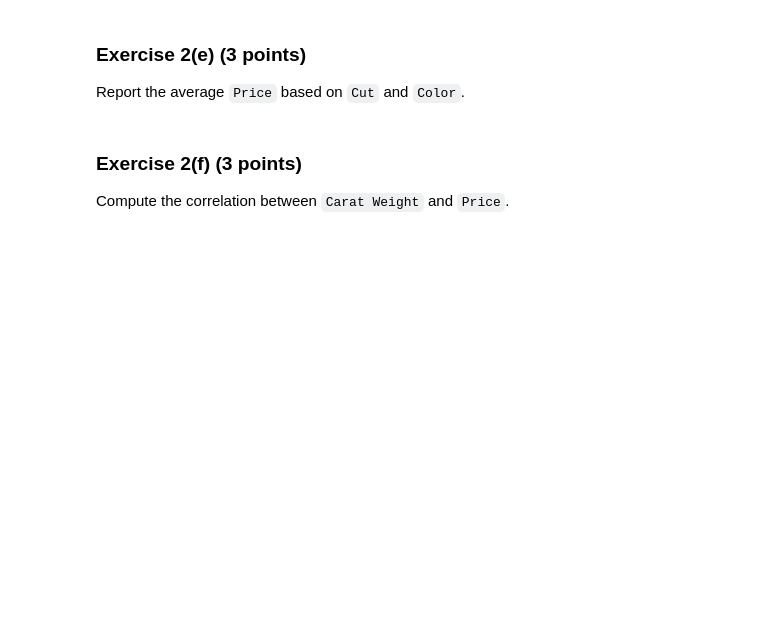
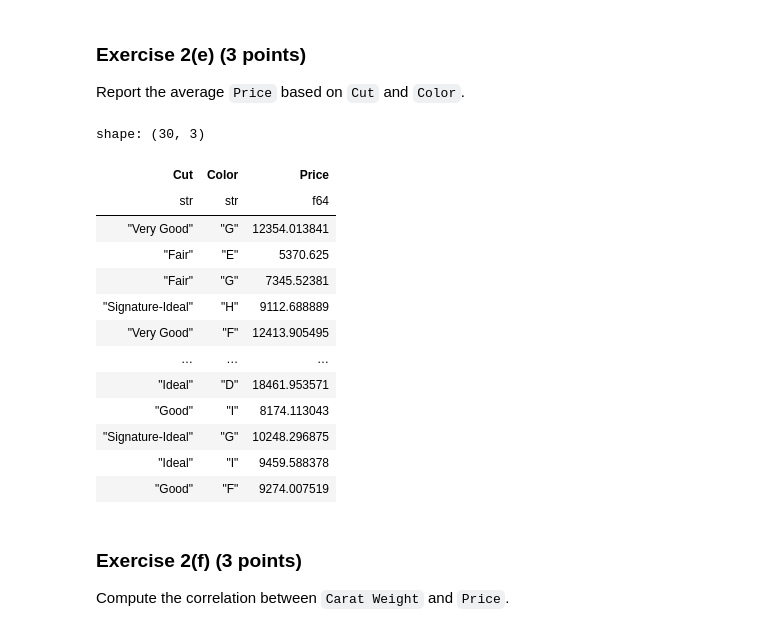
Before and after one commit to cabrialesdaisy2022-coder/DATA-500-In-Class, a Jupyter notebook: In_Class_10.ipynb, the cells around one changed output. Drawn from its saved outputs; the diff is of its cells as text; code cells hidden in the pictures; blank space fills up the shorter version.

```diff
--- a/In_Class_10.ipynb
+++ b/In_Class_10.ipynb
@@ -81,6 +153,23 @@ Report the average `Price` based on `Color`.
 ### Exercise 2(e) (3 points)
 
 Report the average `Price` based on `Cut` and `Color`.
+# %%
+df.group_by("Cut", "Color").agg(pl.col("Price").mean())
+# %% [output]
+shape: (30, 3)
+| Cut | Color | Price |
+| str | str | f64 |
+| "Very Good" | "G" | 12354.013841 |
+| "Fair" | "E" | 5370.625 |
+| "Fair" | "G" | 7345.52381 |
+| "Signature-Ideal" | "H" | 9112.688889 |
+| "Very Good" | "F" | 12413.905495 |
+| … | … | … |
+| "Ideal" | "D" | 18461.953571 |
+| "Good" | "I" | 8174.113043 |
+| "Signature-Ideal" | "G" | 10248.296875 |
+| "Ideal" | "I" | 9459.588378 |
+| "Good" | "F" | 9274.007519 |
 # %% [markdown]
 ### Exercise 2(f) (3 points)
 
```
Also changed, not shown: parts of 8 cells of this notebook.
